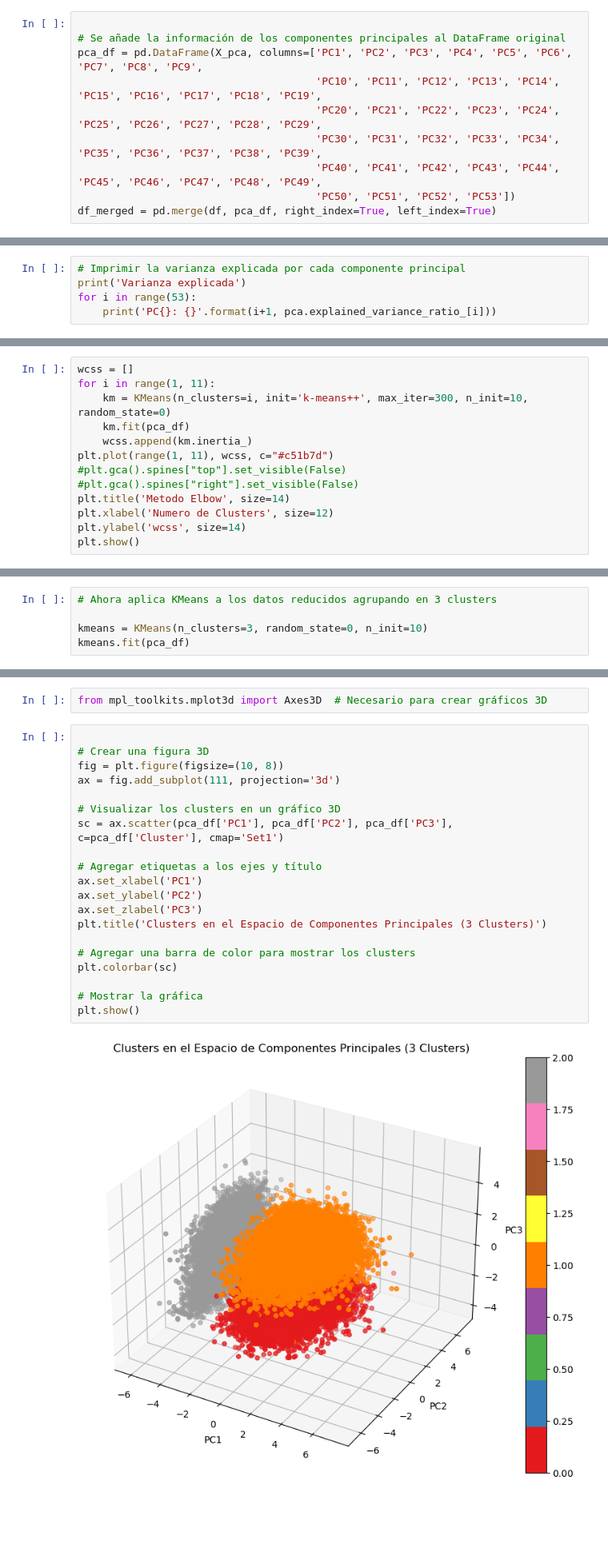
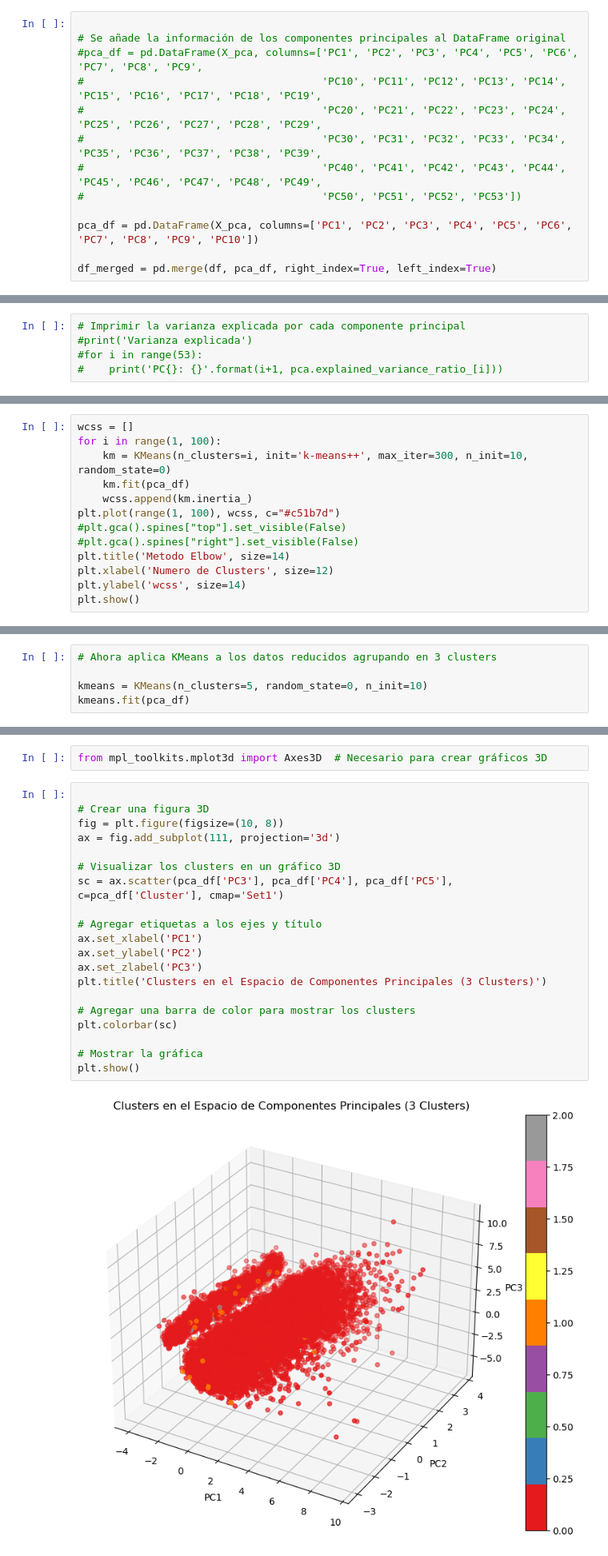
Before and after one commit to pupidly/AnalisisYPF, a Jupyter notebook: entrega4_Kmeans.ipynb, the cells around one changed output, grey strips where cells are left out. Shown at 80% size. Cells and saved outputs as stored; diff of their text form; blank space fills up the shorter version.

```diff
--- a/entrega4_Kmeans.ipynb
+++ b/entrega4_Kmeans.ipynb
@@ -70,12 +105,15 @@ X_pca = pca.fit_transform(X)
 # %%
 
 # Se añade la información de los componentes principales al DataFrame original
-pca_df = pd.DataFrame(X_pca, columns=['PC1', 'PC2', 'PC3', 'PC4', 'PC5', 'PC6', 'PC7', 'PC8', 'PC9',
-                                      'PC10', 'PC11', 'PC12', 'PC13', 'PC14', 'PC15', 'PC16', 'PC17', 'PC18', 'PC19',
-                                      'PC20', 'PC21', 'PC22', 'PC23', 'PC24', 'PC25', 'PC26', 'PC27', 'PC28', 'PC29',
-                                      'PC30', 'PC31', 'PC32', 'PC33', 'PC34', 'PC35', 'PC36', 'PC37', 'PC38', 'PC39',
-                                      'PC40', 'PC41', 'PC42', 'PC43', 'PC44', 'PC45', 'PC46', 'PC47', 'PC48', 'PC49',
-                                      'PC50', 'PC51', 'PC52', 'PC53'])
+#pca_df = pd.DataFrame(X_pca, columns=['PC1', 'PC2', 'PC3', 'PC4', 'PC5', 'PC6', 'PC7', 'PC8', 'PC9',
+#                                      'PC10', 'PC11', 'PC12', 'PC13', 'PC14', 'PC15', 'PC16', 'PC17', 'PC18', 'PC19',
+#                                      'PC20', 'PC21', 'PC22', 'PC23', 'PC24', 'PC25', 'PC26', 'PC27', 'PC28', 'PC29',
+#                                      'PC30', 'PC31', 'PC32', 'PC33', 'PC34', 'PC35', 'PC36', 'PC37', 'PC38', 'PC39',
+#                                      'PC40', 'PC41', 'PC42', 'PC43', 'PC44', 'PC45', 'PC46', 'PC47', 'PC48', 'PC49',
+#                                      'PC50', 'PC51', 'PC52', 'PC53'])
+
+pca_df = pd.DataFrame(X_pca, columns=['PC1', 'PC2', 'PC3', 'PC4', 'PC5', 'PC6', 'PC7', 'PC8', 'PC9', 'PC10'])
+
 df_merged = pd.merge(df, pca_df, right_index=True, left_index=True)
 # %%
 pca_df
@@ -96,5 +134,5 @@ pca_df
 # %%
 # Imprimir la varianza explicada por cada componente principal
-print('Varianza explicada')
-for i in range(53):
-    print('PC{}: {}'.format(i+1, pca.explained_variance_ratio_[i]))
+#print('Varianza explicada')
+#for i in range(53):
+#    print('PC{}: {}'.format(i+1, pca.explained_variance_ratio_[i]))
@@ -177,11 +192,11 @@ plt.show()
 # Aplicamos método Elbow para determinar cantidad óptima de clusters
 # %%
 wcss = []
-for i in range(1, 11):
+for i in range(1, 100):
     km = KMeans(n_clusters=i, init='k-means++', max_iter=300, n_init=10, random_state=0)
     km.fit(pca_df)
     wcss.append(km.inertia_)
-plt.plot(range(1, 11), wcss, c="#c51b7d")
+plt.plot(range(1, 100), wcss, c="#c51b7d")
 #plt.gca().spines["top"].set_visible(False)
 #plt.gca().spines["right"].set_visible(False)
 plt.title('Metodo Elbow', size=14)
@@ -250,6 +267,6 @@ Número de clusters: 10, Score de Silueta: 0.04332147574647229
 # %%
 # Ahora aplica KMeans a los datos reducidos agrupando en 3 clusters
 
-kmeans = KMeans(n_clusters=3, random_state=0, n_init=10)
+kmeans = KMeans(n_clusters=5, random_state=0, n_init=10)
 kmeans.fit(pca_df)
 # %% [output]
@@ -319,25 +334,25 @@ from mpl_toolkits.mplot3d import Axes3D  # Necesario para crear gráficos 3D
 # %%
 
 # Crear una figura 3D
 fig = plt.figure(figsize=(10, 8))
 ax = fig.add_subplot(111, projection='3d')
 
 # Visualizar los clusters en un gráfico 3D
-sc = ax.scatter(pca_df['PC1'], pca_df['PC2'], pca_df['PC3'], c=pca_df['Cluster'], cmap='Set1')
+sc = ax.scatter(pca_df['PC3'], pca_df['PC4'], pca_df['PC5'], c=pca_df['Cluster'], cmap='Set1')
 
 # Agregar etiquetas a los ejes y título
 ax.set_xlabel('PC1')
 ax.set_ylabel('PC2')
 ax.set_zlabel('PC3')
 plt.title('Clusters en el Espacio de Componentes Principales (3 Clusters)')
 
 # Agregar una barra de color para mostrar los clusters
 plt.colorbar(sc)
 
 # Mostrar la gráfica
 plt.show()
 # %% [output]
-[figure, old version]
+[figure, new version]
 # %% [markdown]
 ## Se analizará la relación entre los clusters generados  y las regiones
 # %%
```
Also changed, not shown: parts of 27 cells of this notebook, 4 other files.
